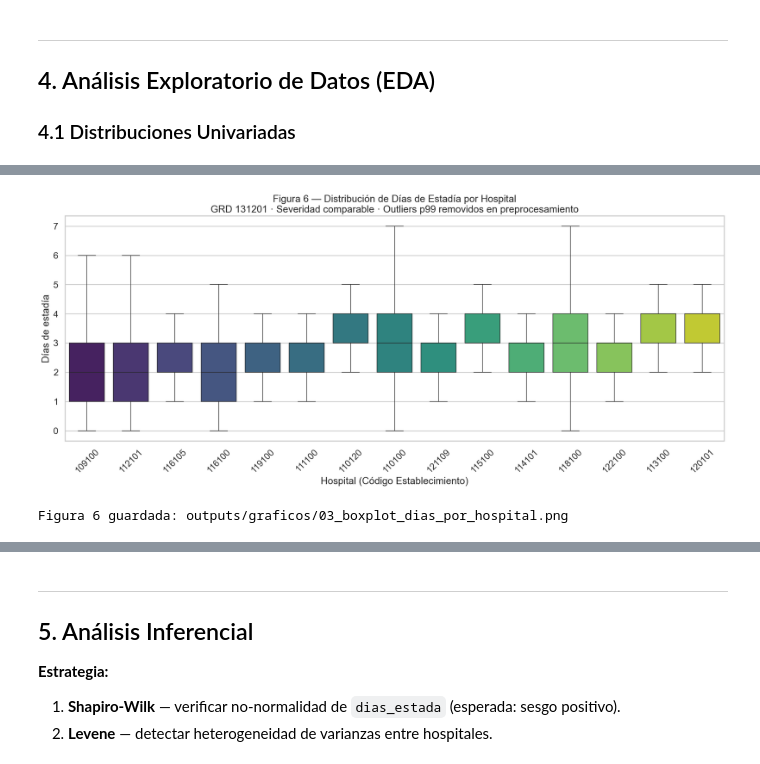
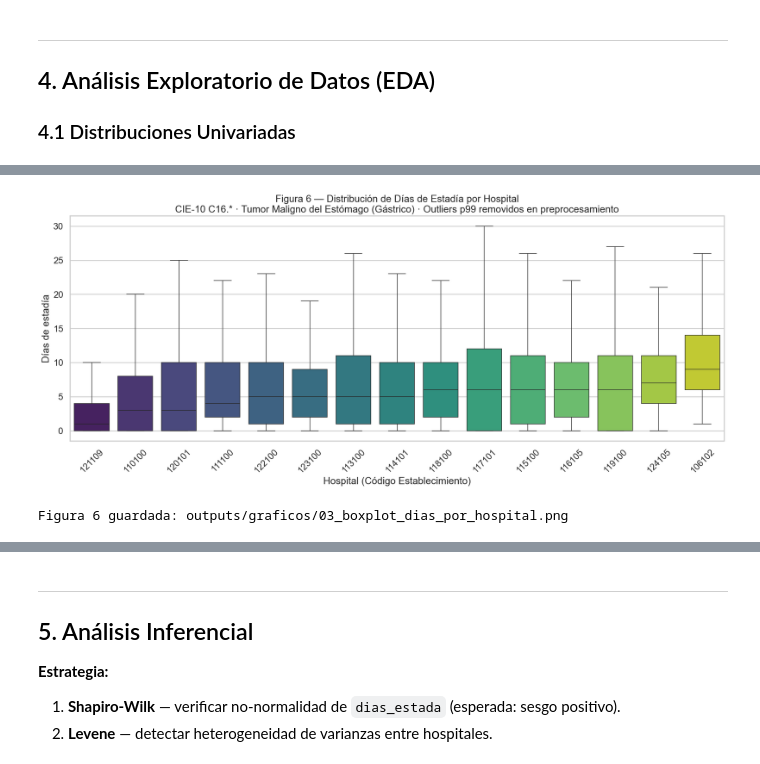
Before and after one commit to SebaGRT/Proyecto-Hospitalizacion, a Jupyter notebook: Avance 2/Advance2_Analisis_Completo.ipynb, the cells around one changed output, grey strips where cells are left out. Saved outputs shown, nothing was run; the diff lists cells and outputs as text; code cells hidden in the pictures.

```diff
--- a/Avance 2/Advance2_Analisis_Completo.ipynb
+++ b/Avance 2/Advance2_Analisis_Completo.ipynb
@@ -660,29 +694,29 @@ Registros en gráficos:   14,090
 # %%
-# ── BOXPLOT: Días de estadía × Hospital (GRD controlado) ──────────────────
+# ── BOXPLOT: Días de estadía × Hospital (diagnóstico CIE-10 controlado) ───────────────
 orden = (
     df_plot.groupby('hospital')['dias_estada']
     .median()
     .sort_values()
     .index
 )
 
 fig, ax = plt.subplots(figsize=(18, 8))
 sns.boxplot(
     data=df_plot, x='hospital', y='dias_estada',
     order=orden, showfliers=False, palette='viridis', ax=ax
 )
 ax.set_title(
     f'Figura 6 — Distribución de Días de Estadía por Hospital\n'
-    f'GRD {GRD_FOCAL} · Severidad comparable · Outliers p99 removidos en preprocesamiento'
+    f'CIE-10 {TARGET_CIE} · Tumor Maligno del Estómago (Gástrico) · Outliers p99 removidos en preprocesamiento'
 )
 ax.set_xlabel('Hospital (Código Establecimiento)')
 ax.set_ylabel('Días de estadía')
 ax.tick_params(axis='x', rotation=45)
 plt.tight_layout()
 fig.savefig(OUT_GRAFICOS / '03_boxplot_dias_por_hospital.png', dpi=150, bbox_inches='tight')
 plt.show()
 print('Figura 6 guardada: outputs/graficos/03_boxplot_dias_por_hospital.png')
 # %% [output]
-[figure, old version]
+[figure, new version]
 Figura 6 guardada: outputs/graficos/03_boxplot_dias_por_hospital.png
 # %% [markdown]
```
Also changed, not shown: parts of 27 cells of this notebook, 15 other files.
